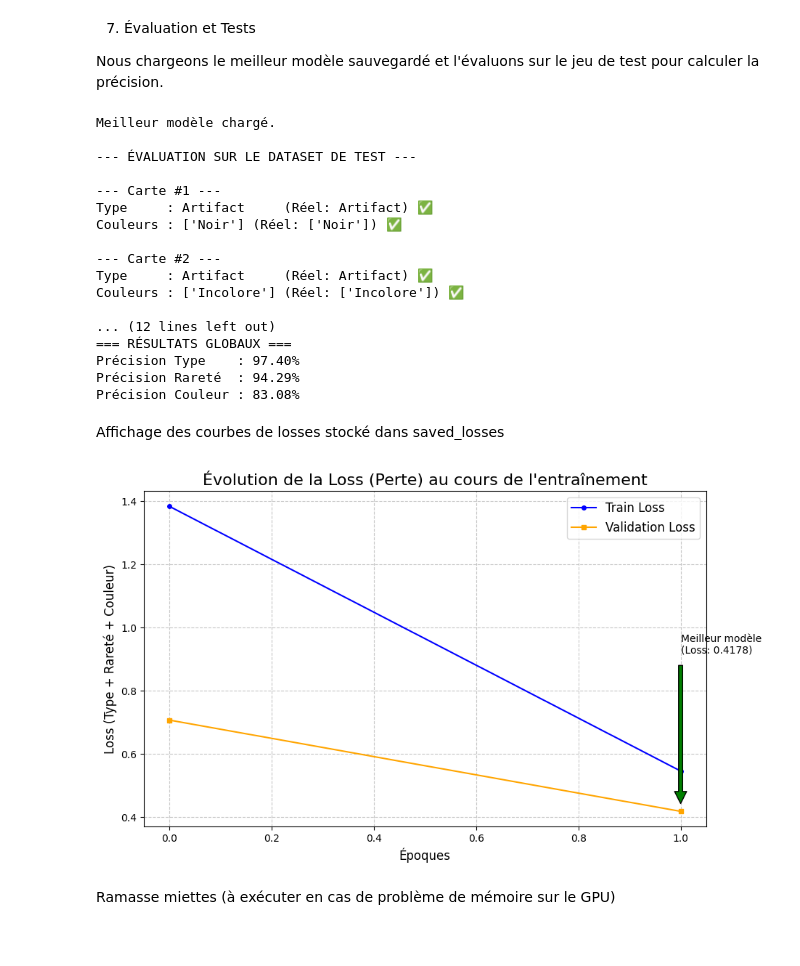
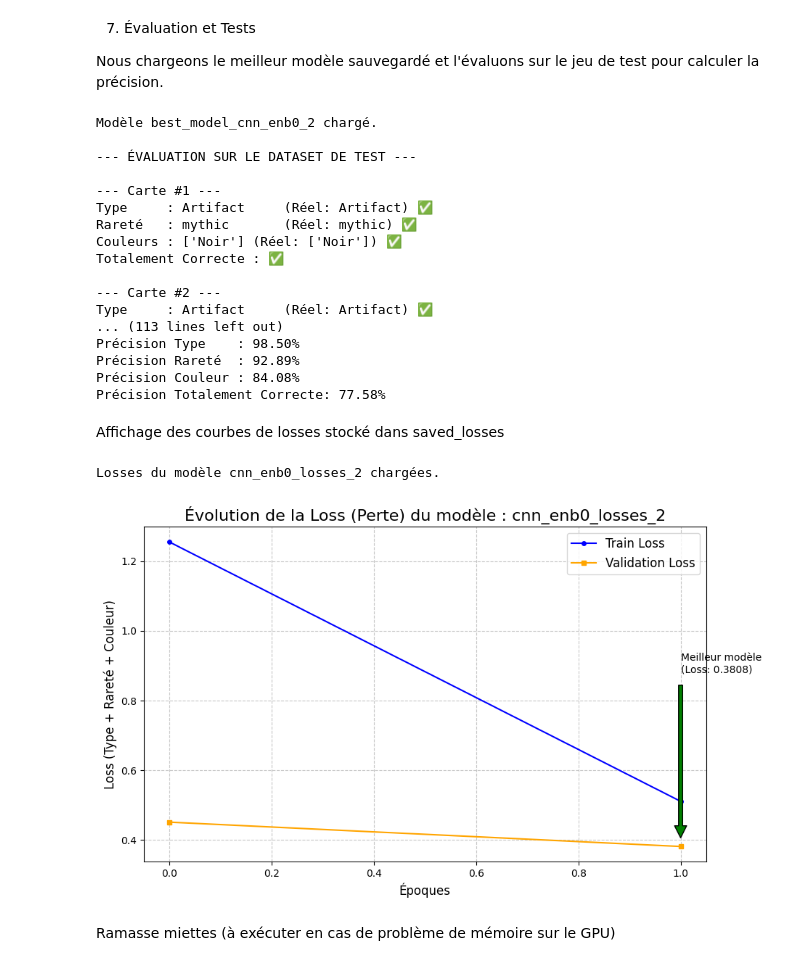
Before and after one commit to uvsq21917563/Neuron_Magic_Detection, a Jupyter notebook: CNN_ENBO.ipynb, the cells around one changed output. Saved outputs shown, nothing was run; the diff lists cells and outputs as text; code cells hidden in the pictures.

```diff
--- a/CNN_ENBO.ipynb
+++ b/CNN_ENBO.ipynb
@@ -77,7 +80,7 @@ class MagicCardDataset(Dataset):
             # Extraction des labels
             label_type = self.data.iloc[idx, 1]
             label_rarity = self.data.iloc[idx, 2]
-            label_colors = self.data.iloc[idx, 3:].values.astype('float32')
+            label_colors = self.data.iloc[idx, 3:9].values.astype('float32')
 
             if self.transform:
                 image = self.transform(image)
@@ -167,8 +170,6 @@ L'entraînement combine trois fonctions de perte différentes :
 
     1 BCELoss (Binary Cross Entropy) pour les Couleurs.
 # %%
-import matplotlib.pyplot as plt
-
 # --- Initialisation des listes pour l'historique ---
 train_losses = []
 val_losses = []
@@ -179,11 +180,11 @@ criterion_ce = nn.CrossEntropyLoss()
 criterion_bce = nn.BCELoss()
 best_val_loss = float('inf')
 
-best_model_path = os.path.join(s_models_dir, "best_model_cnn.pth")
-loss_save_path = os.path.join(s_losses_dir, "cnn_history.json")
+epochs = 2
+
+best_model_path = os.path.join(s_models_dir, f"best_model_cnn_enb0_{epochs}.pth")
+loss_save_path = os.path.join(s_losses_dir, f"cnn_enb0_losses_{epochs}.json")
 history = {"train_loss": [], "val_loss": []}
-
-epochs = 2
 
 print("Démarrage de l'entraînement avec suivi de l'historique...")
 
@@ -257,10 +258,12 @@ Entraînement terminé.
 
 Nous chargeons le meilleur modèle sauvegardé et l'évaluons sur le jeu de test pour calculer la précision.
 # %%
-# Chargement du meilleur modèle
-if os.path.exists(best_model_path):
-    model.load_state_dict(torch.load(best_model_path))
-    print("Meilleur modèle chargé.")
+model_path = best_model_path
+
+# Chargement du modèle
+if os.path.exists(model_path):
+    model.load_state_dict(torch.load(model_path))
+    print(f"Modèle {Path(model_path).stem} chargé.")
 
 print("\n--- ÉVALUATION SUR LE DATASET DE TEST ---")
 model.eval()
@@ -270,7 +273,7 @@ inv_types = {v: k for k, v in train_dataset.types.items()}
 inv_rarities = {v: k for k, v in train_dataset.rarities.items()}
 color_names = ['Blanc', 'Bleu', 'Noir', 'Rouge', 'Vert', 'Incolore']
 
-type_ok, rarity_ok, color_ok, total = 0, 0, 0, 0
+type_ok, rarity_ok, color_ok, perfect_ok, total = 0, 0, 0, 0, 0
 
 with torch.no_grad():
     for i, batch in enumerate(test_loader):
@@ -313,40 +316,48 @@ with torch.no_grad():
             color_match = (pred_c == true_c).all()
             color_ok += int(color_match)
 
+            perfect_match = type_match and rarity_match and color_match
+            perfect_ok += int(perfect_match)
+
             # Affichage de quelques exemples
-            if total <= 5:
+            if total <= 20:
                 p_t_str = inv_types[pred_types[j].item()]
                 t_t_str = inv_types[true_types[j]]
+                p_r_str = inv_rarities[pred_rarities[j].item()]
+                t_r_str = inv_rarities[true_rarities[j]]
                 p_c_str = [color_names[k] for k, val in enumerate(pred_c) if val == 1]
                 t_c_str = [color_names[k] for k, val in enumerate(true_c) if val == 1]
 
                 print(f"\n--- Carte #{total} ---")
                 print(f"Type     : {p_t_str:12} (Réel: {t_t_str}) {'✅' if type_match else '❌'}")
+                print(f"Rareté   : {p_r_str:12} (Réel: {t_r_str}) {'✅' if rarity_match else '❌'}")
                 print(f"Couleurs : {p_c_str} (Réel: {t_c_str}) {'✅' if color_match else '❌'}")
+                print(f"Totalement Correcte : {'✅' if perfect_match else '❌'}")
 
 # Résultats finaux
 print(f"\n=== RÉSULTATS GLOBAUX ===")
 print(f"Précision Type    : {100 * type_ok / total:.2f}%")
 print(f"Précision Rareté  : {100 * rarity_ok / total:.2f}%")
 print(f"Précision Couleur : {100 * color_ok / total:.2f}%")
+print(f"Précision Totalement Correcte: {100 * perfect_ok / total:.2f}%")
 # %% [output]
-Meilleur modèle chargé.
+Modèle best_model_cnn_enb0_2 chargé.
 
 --- ÉVALUATION SUR LE DATASET DE TEST ---
 
 --- Carte #1 ---
 Type     : Artifact     (Réel: Artifact) ✅
+Rareté   : mythic       (Réel: mythic) ✅
 Couleurs : ['Noir'] (Réel: ['Noir']) ✅
+Totalement Correcte : ✅
 
 --- Carte #2 ---
 Type     : Artifact     (Réel: Artifact) ✅
-Couleurs : ['Incolore'] (Réel: ['Incolore']) ✅
-
-... (12 lines left out)
-=== RÉSULTATS GLOBAUX ===
-Précision Type    : 97.40%
-Précision Rareté  : 94.29%
-Précision Couleur : 83.08%
+... (113 lines left out)
+Précision Type    : 98.50%
+Précision Rareté  : 92.89%
+Précision Couleur : 84.08%
+Précision Totalement Correcte: 77.58%
 # %% [markdown]
 Affichage des courbes de losses stocké dans saved_losses
 # %%
@@ -357,37 +368,40 @@ try:
 
     train_losses = history["train_loss"]
     val_losses = history["val_loss"]
-    print(f"Losses chargées.")
+    model_name = os.path.basename(loss_save_path)
+    print(f"Losses du modèle {Path(model_name).stem} chargées.")
 except FileNotFoundError:
-    print(f"Erreur : Le fichier {loss_save_path} n'a pas été trouvé.")
+    print(f"Erreur : Le fichier {Path(loss_save_path).stem} n'a pas été trouvé.")
     train_losses, val_losses = [], []
+    model_name = "Inconnu"
 
 # Configuration du style
 plt.figure(figsize=(10, 6))
-plt.title("Évolution de la Loss (Perte) au cours de l'entraînement", fontsize=16)
+plt.title(f"Évolution de la Loss (Perte) du modèle : {Path(model_name).stem}", fontsize=16)
 
 # Tracé des courbes
 plt.plot(train_losses, label='Train Loss', color='blue', linestyle='-', marker='o', markersize=4)
 plt.plot(val_losses, label='Validation Loss', color='orange', linestyle='-', marker='s', markersize=4)
 
 # Labels et Légende
 plt.xlabel("Époques", fontsize=12)
 plt.ylabel("Loss (Type + Rareté + Couleur)", fontsize=12)
 plt.legend(fontsize=12)
 plt.grid(True, linestyle='--', alpha=0.7)
 
 # Annotation du minimum
 if len(val_losses) > 0:
     min_val_loss = min(val_losses)
     min_epoch = val_losses.index(min_val_loss)
     plt.annotate(f'Meilleur modèle\n(Loss: {min_val_loss:.4f})',
                  xy=(min_epoch, min_val_loss),
                  xytext=(min_epoch, min_val_loss + 0.5),
                  arrowprops=dict(facecolor='green', shrink=0.05))
 
 plt.show()
 # %% [output]
+Losses du modèle cnn_enb0_losses_2 chargées.
-[figure, old version]
+[figure, new version]
 # %% [markdown]
 Ramasse miettes (à exécuter en cas de problème de mémoire sur le GPU)
 # %%
```
Also changed, not shown: parts of 2 cells of this notebook.
